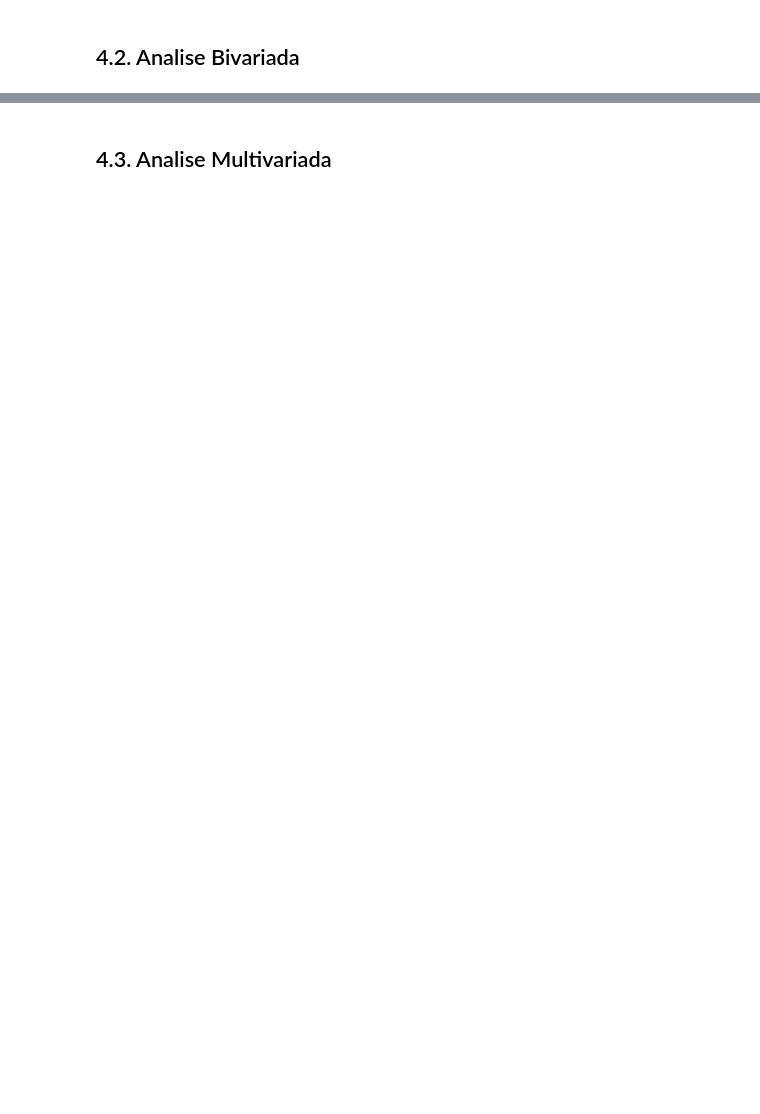
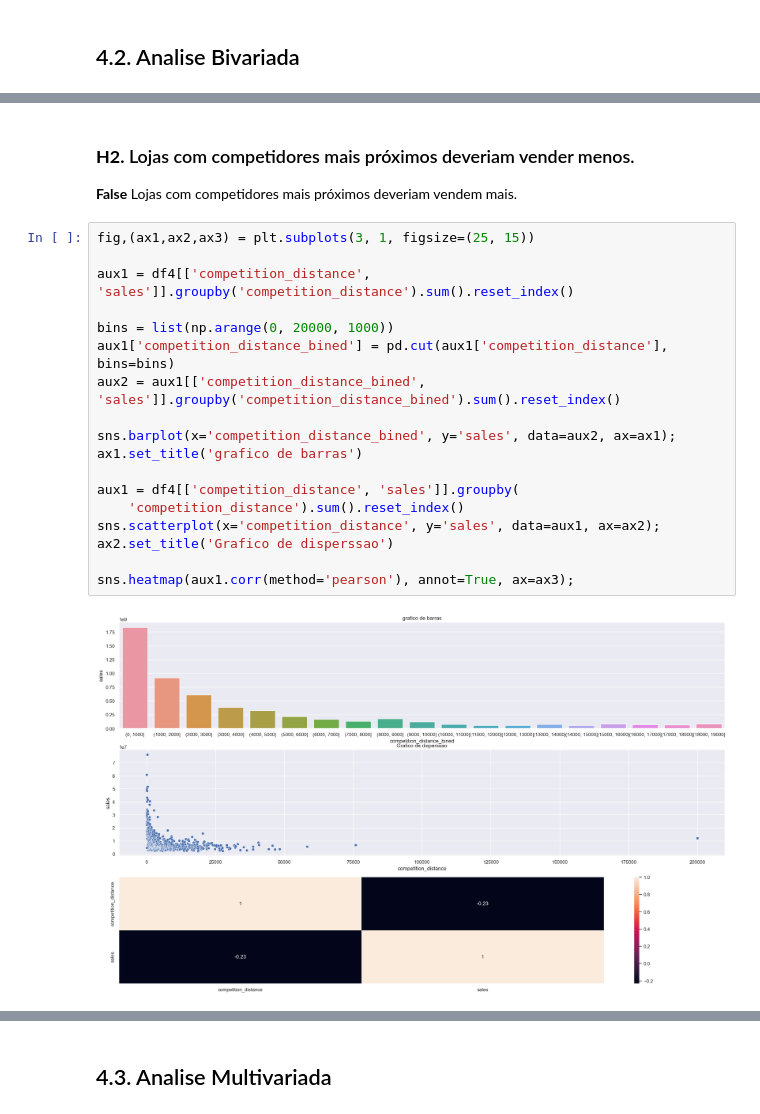
Before and after one commit to HallanMiranda/Ds_Producao-Rossman, a Jupyter notebook: Rossmann.ipynb, the cells around one changed output, grey strips where cells are left out. Drawn from its saved outputs; the diff is of its cells as text; blank space fills up the shorter version.

```diff
--- a/Rossmann.ipynb
+++ b/Rossmann.ipynb
@@ -587,0 +621,23 @@ plt.show()
+# %% [markdown]
+### **H2.** Lojas com competidores mais próximos deveriam vender menos.
+**False** Lojas com competidores mais próximos deveriam vendem mais.
+# %%
+fig,(ax1,ax2,ax3) = plt.subplots(3, 1, figsize=(25, 15))
+
+aux1 = df4[['competition_distance', 'sales']].groupby('competition_distance').sum().reset_index()
+
+bins = list(np.arange(0, 20000, 1000))
+aux1['competition_distance_bined'] = pd.cut(aux1['competition_distance'], bins=bins)
+aux2 = aux1[['competition_distance_bined', 'sales']].groupby('competition_distance_bined').sum().reset_index()
+
+sns.barplot(x='competition_distance_bined', y='sales', data=aux2, ax=ax1);
+ax1.set_title('grafico de barras')
+
+aux1 = df4[['competition_distance', 'sales']].groupby(
+    'competition_distance').sum().reset_index()
+sns.scatterplot(x='competition_distance', y='sales', data=aux1, ax=ax2);
+ax2.set_title('Grafico de disperssao')
+
+sns.heatmap(aux1.corr(method='pearson'), annot=True, ax=ax3);
+# %% [output]
+[figure, added]
```
Also changed, not shown: parts of 26 cells of this notebook.
